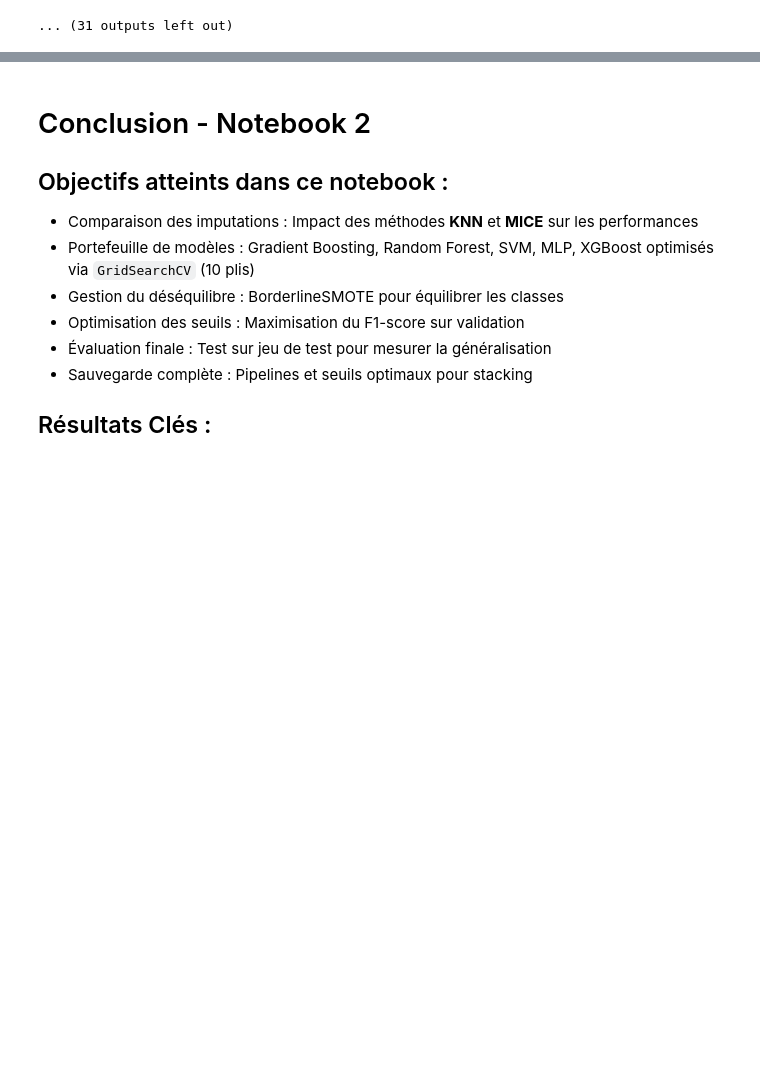
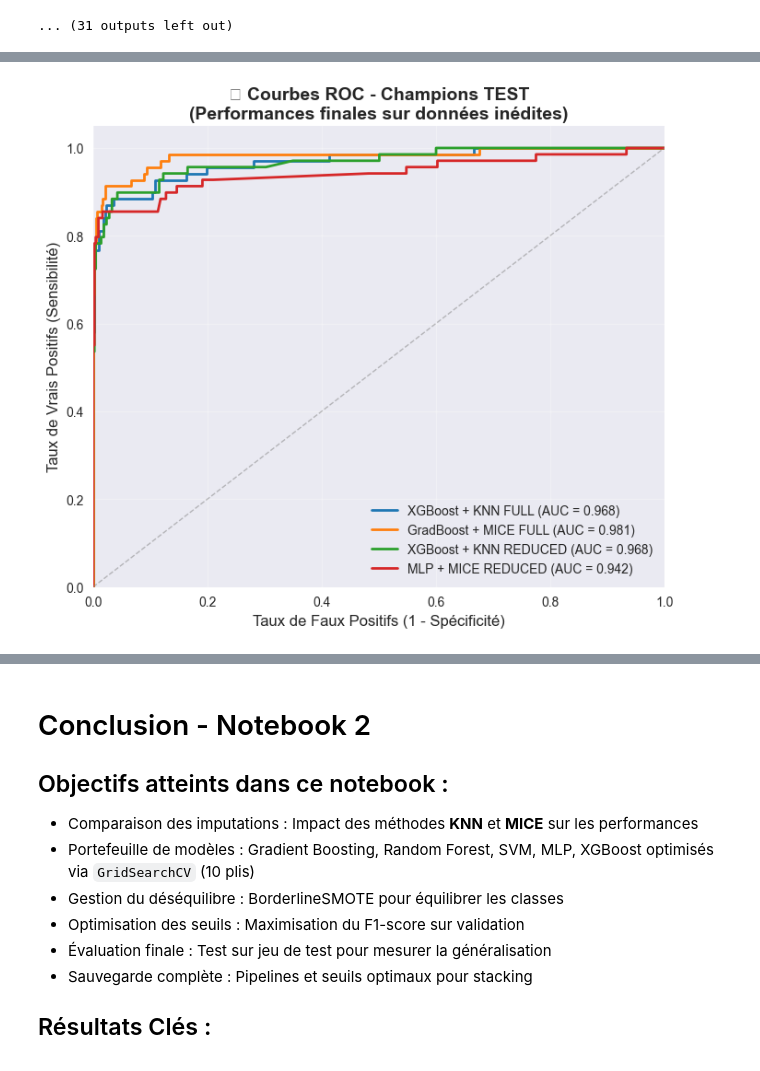
Before and after one commit to Abdoullatuf/sta211-project, a Jupyter notebook: notebooks/02_Modelisation_et_Optimisation.ipynb, the cells around one changed output, grey strips where cells are left out. Cells and saved outputs as stored; diff of their text form; code cells hidden in the pictures; blank space fills up the shorter version.

Commit message:
mis à jour du notebook 02 jusqu'à la construction des courbes roc sur les données test

```diff
--- a/notebooks/02_Modelisation_et_Optimisation.ipynb
+++ b/notebooks/02_Modelisation_et_Optimisation.ipynb
@@ -2251,29 +2251,83 @@ else:
 [figure]
 ... (31 outputs left out)
 # %%
-# Comparaison des Courbes ROC (via module)
-from modules.modeling import plot_best_roc_curves_comparison
+# === COURBES ROC FINALES - SOLUTION DIRECTE ===
+import matplotlib.pyplot as plt
 from sklearn.metrics import roc_curve, auc
+import seaborn as sns
 
-# Patcher le module avec les imports manquants
-import modules.modeling as modeling_module
-modeling_module.roc_curve = roc_curve
-modeling_module.auc = auc
+print("📈 Génération manuelle des courbes ROC finales (TEST)...")
 
-# Définir les chemins principaux
-MODELS_DIR_ROC = cfg.paths.models
-FIGURES_NB2_DIR_ROC = FIGURES_NB2_DIR / "final_comparison"
-
-# Construction du dictionnaire des splits avec validation uniquement
-all_splits = {
-    "knn_full": {"val": {"X": splits["knn"]["X_val"], "y": splits["knn"]["y_val"]}},
-    "knn_reduced": {"val": {"X": splits_knn_reduced["val"]["X"], "y": splits_knn_reduced["val"]["y"]}},
-    "mice_full": {"val": {"X": splits["mice"]["X_val"], "y": splits["mice"]["y_val"]}},
-    "mice_reduced": {"val": {"X": splits_mice_reduced["val"]["X"], "y": splits_mice_reduced["val"]["y"]}},
+# Données pour les champions de chaque catégorie
+test_data = {
+  "XGBoost + KNN FULL": {
+      "pipeline": best_knn_full_pipes["XGBoost"],
+      "X": splits_knn["X_test"],
+      "y": splits_knn["y_test"],
+      "threshold": 0.937
+  },
+  "GradBoost + MICE FULL": {
+      "pipeline": best_mice_full_pipes["GradBoost"],
+      "X": splits_mice["X_test"],
+      "y": splits_mice["y_test"],
+      "threshold": 0.491
+  },
+  "XGBoost + KNN REDUCED": {
+      "pipeline": best_knn_reduced_pipes["XGBoost"],
+      "X": splits_knn_reduced["X_test"],
+      "y": splits_knn_reduced["y_test"],
+      "threshold": 0.675
+  },
+  "MLP + MICE REDUCED": {
+      "pipeline": best_mice_reduced_pipes["MLP"],
+      "X": splits_mice_reduced["X_test"],
+      "y": splits_mice_reduced["y_test"],
+      "threshold": 0.544
+  }
 }
 
-plot_best_roc_curves_comparison(
-    models_dir=MODELS_DIR_ROC,
-    FIGURES_NB2_DIR=FIGURES_NB2_DIR_ROC,
-    splits=all_splits
-)
+# Génération des courbes ROC
+plt.figure(figsize=(8, 6.5))
+colors = ['#1f77b4', '#ff7f0e', '#2ca02c', '#d62728']
+
+for i, (name, data) in enumerate(test_data.items()):
+  # Prédictions
+  y_proba = data["pipeline"].predict_proba(data["X"])[:, 1]
+
+  # Courbe ROC
+  fpr, tpr, _ = roc_curve(data["y"], y_proba)
+  roc_auc = auc(fpr, tpr)
+
+  # Plot
+  plt.plot(fpr, tpr, color=colors[i], lw=2,
+           label=f'{name} (AUC = {roc_auc:.3f})')
+
+# Ligne de référence
+plt.plot([0, 1], [0, 1], color='gray', lw=1, linestyle='--', alpha=0.5)
+
+# Mise en forme
+plt.xlim([0.0, 1.0])
+plt.ylim([0.0, 1.05])
+plt.xlabel('Taux de Faux Positifs (1 - Spécificité)', fontsize=12)
+plt.ylabel('Taux de Vrais Positifs (Sensibilité)', fontsize=12)
+plt.title('🏆 Courbes ROC - Champions TEST\n(Performances finales sur données inédites)',
+        fontsize=14, weight='bold')
+plt.legend(loc="lower right", fontsize=10)
+plt.grid(True, alpha=0.3)
+
+# Sauvegarde
+fig_path = cfg.paths.outputs / "figures" / "notebook2" / "roc_champions_test.png"
+fig_path.parent.mkdir(parents=True, exist_ok=True)
+plt.savefig(fig_path, dpi=150, bbox_inches='tight')
+plt.show()
+
+print(f"✅ Courbes ROC champions TEST sauvegardées → {fig_path}")
+
+# Résumé des AUC
+print(f"\n📊 RÉSUMÉ AUC (TEST):")
+for name, data in test_data.items():
+  y_proba = data["pipeline"].predict_proba(data["X"])[:, 1]
+  fpr, tpr, _ = roc_curve(data["y"], y_proba)
+  roc_auc = auc(fpr, tpr)
+  print(f"  • {name}: AUC = {roc_auc:.4f}")
+# %% [output]
@@ -2279,0 +2335 @@ plot_best_roc_curves_comparison(
+[figure, added]
```
Also changed, not shown: parts of 1 cell of this notebook, 2 other files.
